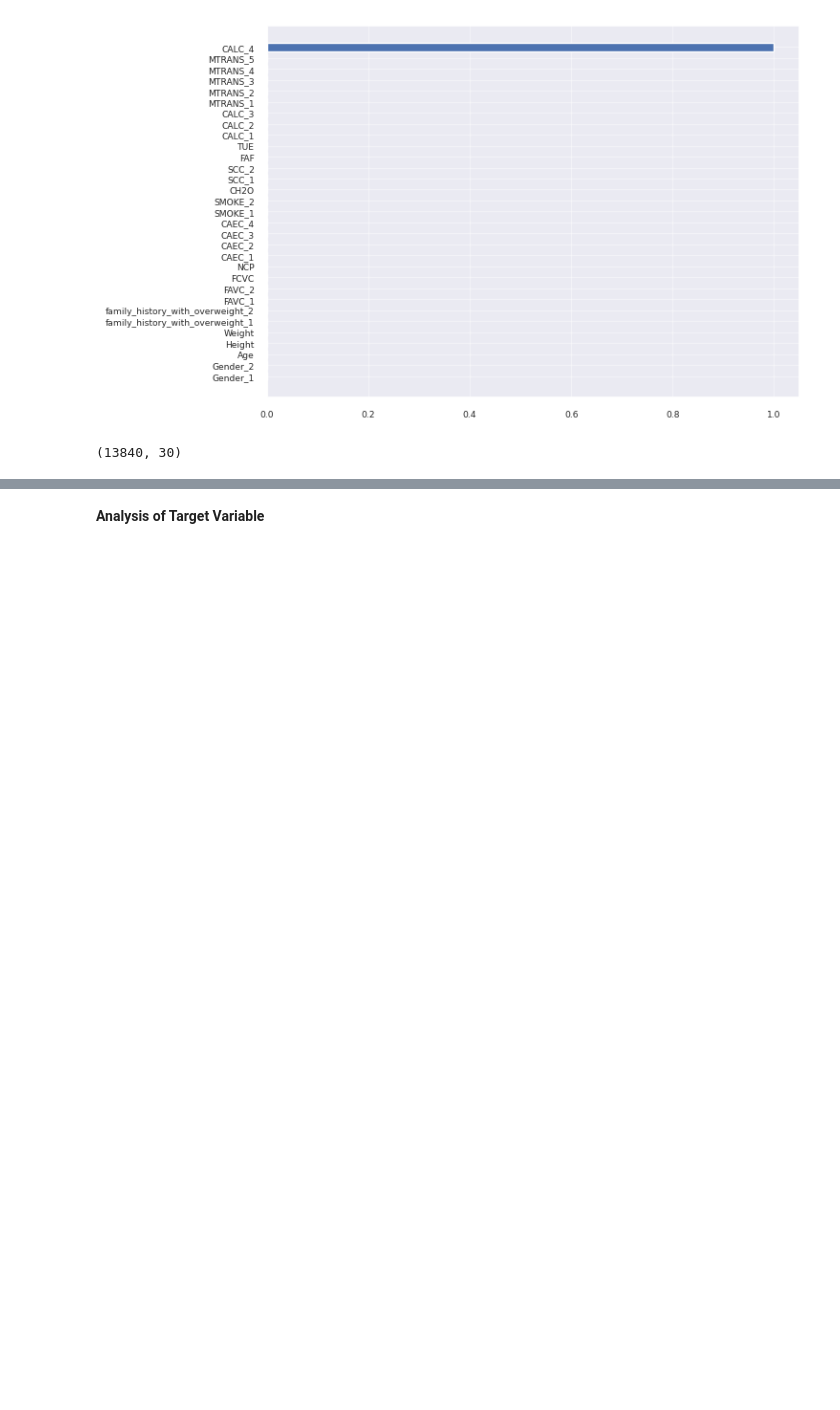
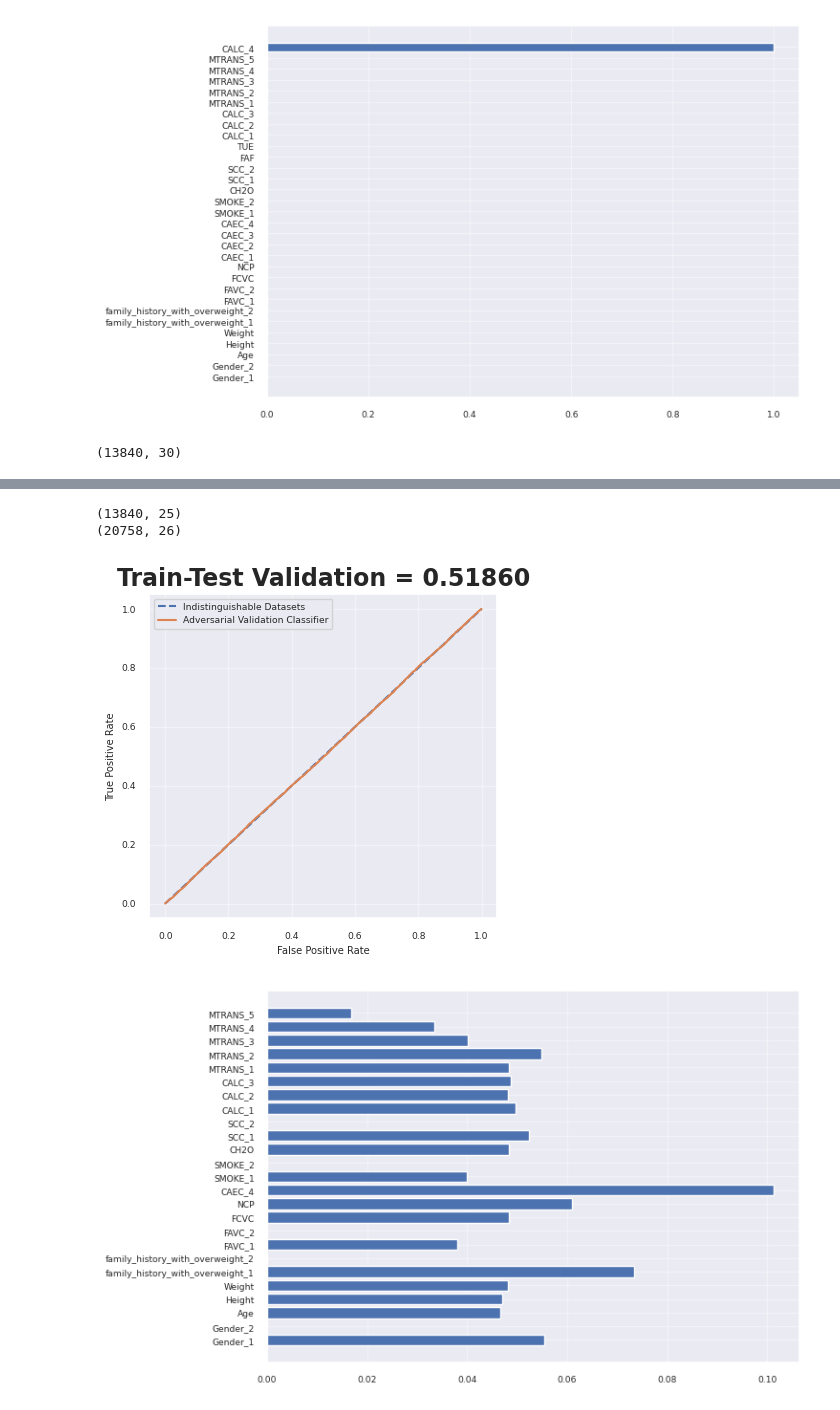
Before and after one commit to yoii18/KaggleModels, a Jupyter notebook: Kaggle_PGS_S4E2.ipynb, the cells around one changed output, grey strips where cells are left out. Saved outputs shown, nothing was run; the diff lists cells and outputs as text; code cells hidden in the pictures; blank space fills up the shorter version.

```diff
--- a/Kaggle_PGS_S4E2.ipynb
+++ b/Kaggle_PGS_S4E2.ipynb
@@ -500,2 +560,13 @@ adversarial_validation()
-# %% [markdown]
-<b>Analysis of Target Variable</b>
+# %%
+test_encoded.drop(['CAEC_1', 'CAEC_2', 'CAEC_3', 'TUE', 'FAF'], axis=1, inplace=True)
+train_encoded.drop(['CAEC_1', 'CAEC_2', 'CAEC_3', 'TUE', 'FAF'], axis=1, inplace=True)
+print(test_encoded.shape)
+print(train_encoded.shape)
+# %% [output]
+(13840, 25)
+(20758, 26)
+# %%
+adversarial_validation()
+# %% [output]
+[figure, added]
+[figure, added]
```
Also changed, not shown: parts of 35 cells of this notebook.
